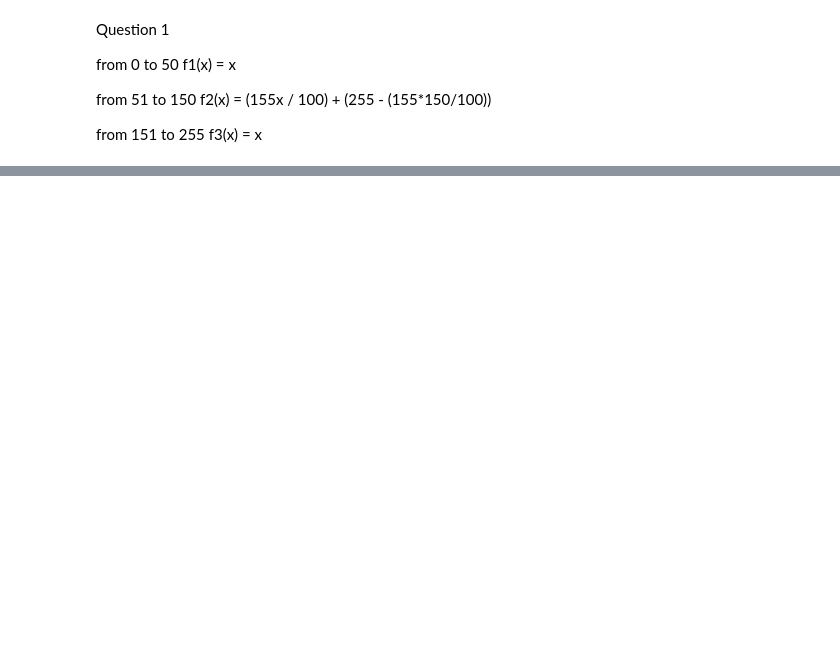
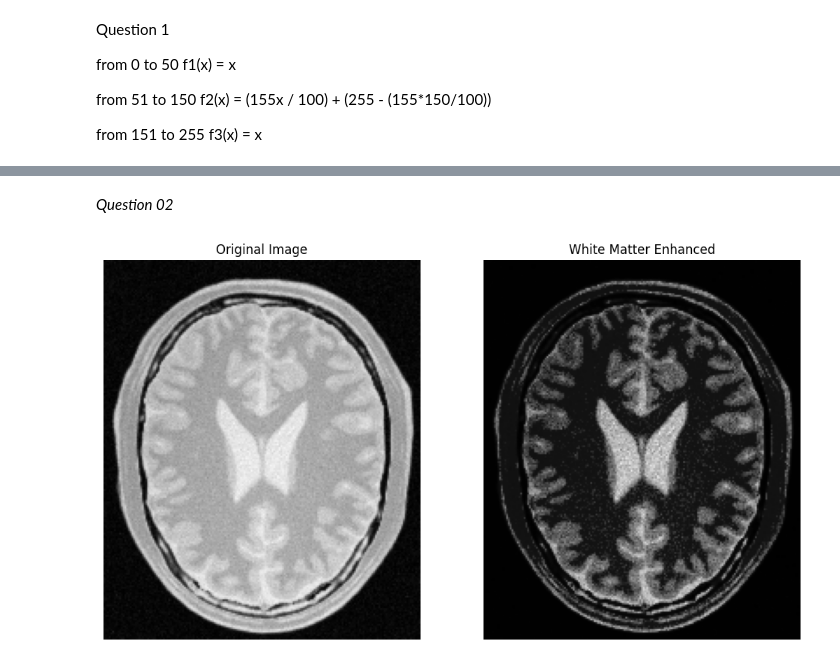
Before and after one commit to SadeepRathnayaka/EN3160_Assignment1, a Jupyter notebook: Assignment1.ipynb, the cells around one changed output, grey strips where cells are left out. Saved outputs shown, nothing was run; the diff lists cells and outputs as text; code cells hidden in the pictures; blank space fills up the shorter version.

Commit message:
Question 2,3,4

```diff
--- a/Assignment1.ipynb
+++ b/Assignment1.ipynb
@@ -46,0 +49,34 @@ plt.show()
+# %% [markdown]
+*Question 02*
+# %%
+image2 = cv.imread('BrainProtonDensitySlice9.png')
+image2 = cv.cvtColor(image2, cv.COLOR_BGR2RGB)
+
+divert_point = 170
+coordinates = np.array([(1,1),(divert_point,20),(divert_point+1,20),(255,255)])
+trans = np.array([0])
+
+
+for i in range(int(len(coordinates)/2)):
+    line = np.linspace(coordinates[0+2*i , 1], coordinates[1+2*i , 1], coordinates[1+2*i , 0] - coordinates[0+2*i , 0] + 1)
+    trans = np.concatenate((trans , line)).astype(np.uint8)
+
+#print(t)
+
+g = trans[image2]
+
+plt.figure(figsize=(12,12))
+
+plt.subplot(1,2,1)
+plt.imshow(image2)
+plt.title('Original Image')
+plt.axis('off')
+
+plt.subplot(1,2,2)
+plt.imshow(g)
+plt.title('White Matter Enhanced')
+plt.axis('off')
+
+plt.show()
+# %% [output]
+[figure, added]
```
Also changed, not shown: parts of 9 cells of this notebook, 5 other files.
